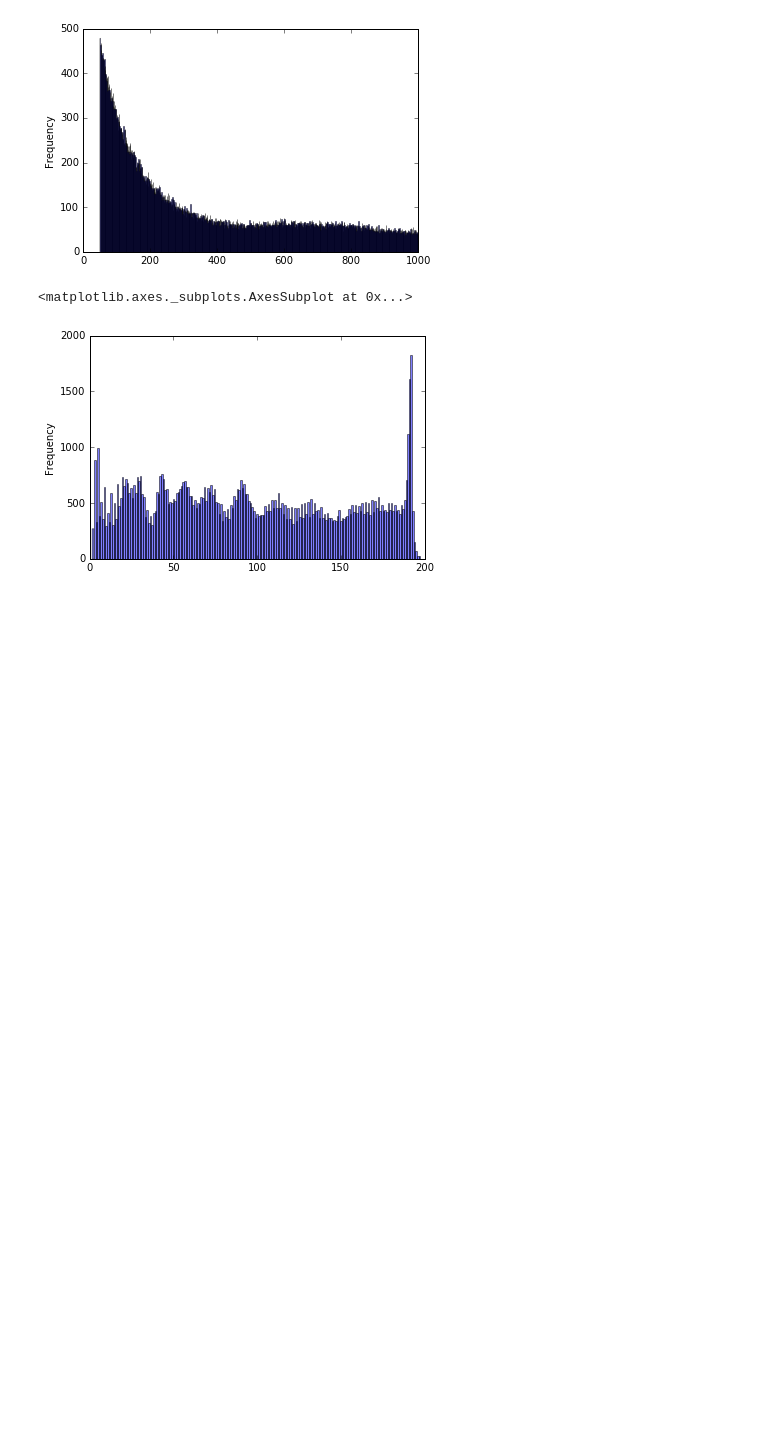
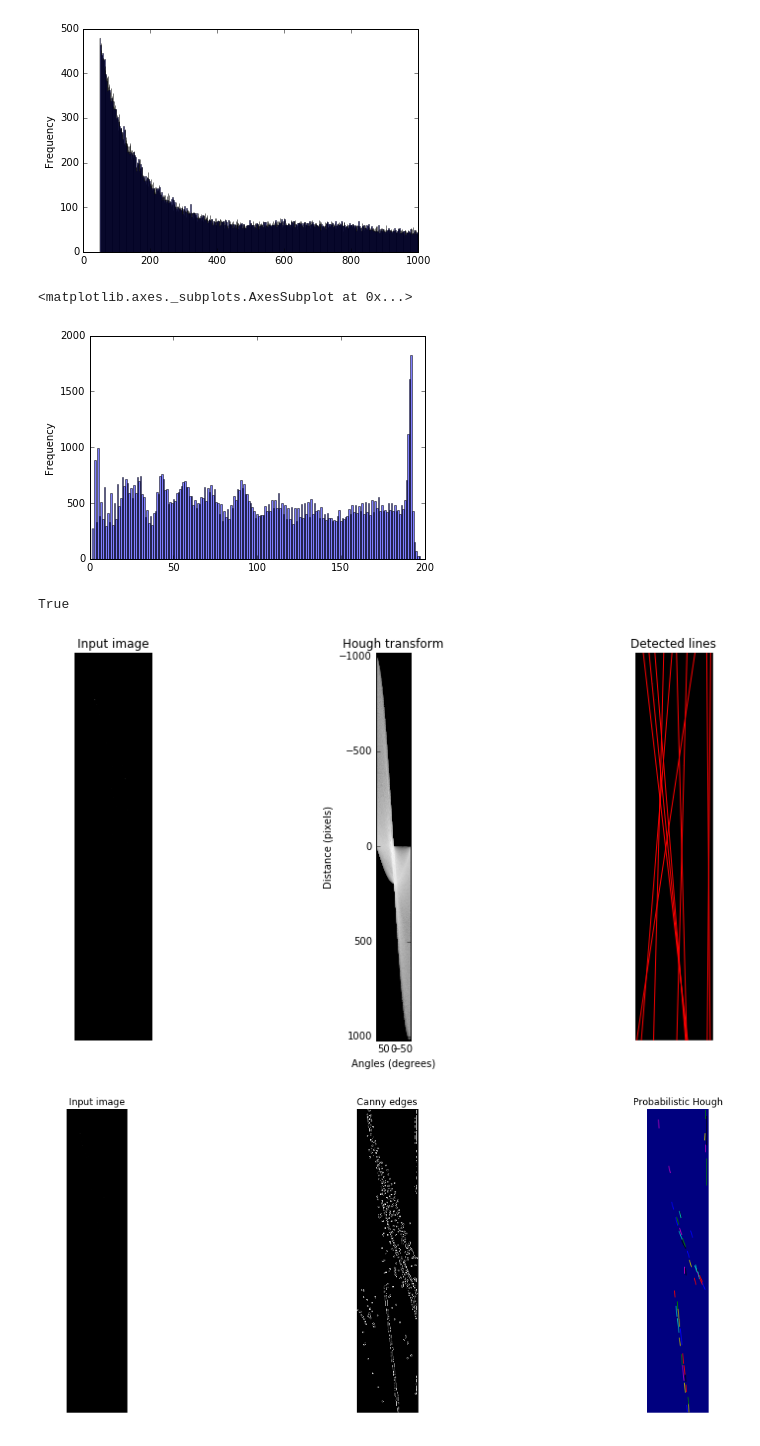
Before and after one commit to hsiaoyi0504/massAnalysis, a Jupyter notebook: src/readCsv2Img.ipynb, the cells around one changed output. Drawn from its saved outputs; the diff is of its cells as text; code cells hidden in the pictures; blank space fills up the shorter version.

Commit message:
test hough transform

```diff
--- a/src/readCsv2Img.ipynb
+++ b/src/readCsv2Img.ipynb
@@ -50,3 +55,83 @@ for peak in zip(rt,m_z,inten):
     buffer[int((peak[0]-min(rt))/rt_step),int((peak[1]-min(m_z))/m_z_step)]+=peak[2]
 # %%
 img.show()
+# %%
+#opencv hough transform
+gray=np.array(img)
+rgb = cv2.cvtColor(gray,cv2.COLOR_GRAY2RGB)
+edges = cv2.Canny(np.uint8(gray),20,10,apertureSize = 3)
+lines = cv2.HoughLines(edges,10,np.pi/360,5)
+for rho,theta in lines[0]:
+    a = np.cos(theta)
+    b = np.sin(theta)
+    x0 = a*rho
+    y0 = b*rho
+    x1 = int(x0 + 1000*(-b))
+    y1 = int(y0 + 1000*(a))
+    x2 = int(x0 - 1000*(-b))
+    y2 = int(y0 - 1000*(a))
+    cv2.line(rgb,(x1,y1),(x2,y2),(0,0,255),2)
+cv2.imwrite('../result/houghlines3.jpg',rgb)
+# %% [output]
+True
+# %%
+#sci-kit image
+gray=np.array(img)
+h, theta, d = hough_line(gray)
+fig, (ax0, ax1, ax2) = plt.subplots(1, 3, figsize=(12, 6))
+plt.tight_layout()
+# Generating figure 1.
+ax0.imshow(gray, cmap=cm.gray)
+ax0.set_title('Input image')
+ax0.set_axis_off()
+
+ax1.imshow(np.log(1 + h), extent=[np.rad2deg(theta[-1]), np.rad2deg(theta[0]),d[-1], d[0]], cmap=cm.gray, aspect=1/1.5)
+ax1.set_title('Hough transform')
+ax1.set_xlabel('Angles (degrees)')
+ax1.set_ylabel('Distance (pixels)')
+ax1.axis('image')
+
+ax2.imshow(gray, cmap=cm.gray)
+row1, col1 = gray.shape
+for _, angle, dist in zip(*hough_line_peaks(h, theta, d)):
+    y0 = (dist - 0 * np.cos(angle)) / np.sin(angle)
+    y1 = (dist - col1 * np.cos(angle)) / np.sin(angle)
+    ax2.plot((0, col1), (y0, y1), '-r')
+ax2.axis((0, col1, row1, 0))
+ax2.set_title('Detected lines')
+ax2.set_axis_off()
+# Line finding using the Probabilistic Hough Transform.
+gray=np.array(img)
+edges = canny(gray, 2, 1, 25)
+lines = probabilistic_hough_line(edges, threshold=10, line_length=20,line_gap=3)
+
+# Generating figure 2.
+fig, (ax0, ax1, ax2) = plt.subplots(1, 3, figsize=(16, 6), sharex=True,sharey=True)
+plt.tight_layout()
+
+ax0.imshow(gray, cmap=cm.gray)
+ax0.set_title('Input image')
+ax0.set_axis_off()
+ax0.set_adjustable('box-forced')
+
+ax1.imshow(edges, cmap=cm.gray)
+ax1.set_title('Canny edges')
+ax1.set_axis_off()
+ax1.set_adjustable('box-forced')
+
+ax2.imshow(edges * 0)
+for line in lines:
+    p0, p1 = line
+    ax2.plot((p0[0], p1[0]), (p0[1], p1[1]))
+
+row2, col2 = gray.shape
+ax2.axis((0, col2, row2, 0))
+
+ax2.set_title('Probabilistic Hough')
+ax2.set_axis_off()
+ax2.set_adjustable('box-forced')
+
+plt.show()
+# %% [output]
+[figure, added]
+[figure, added]
```
Also changed, not shown: parts of 2 cells of this notebook, 2 other files.
